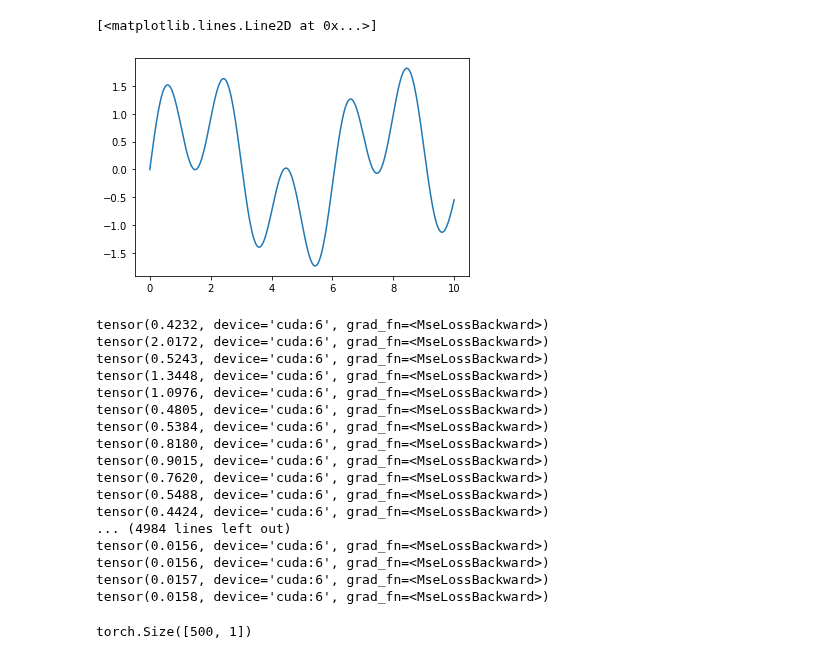
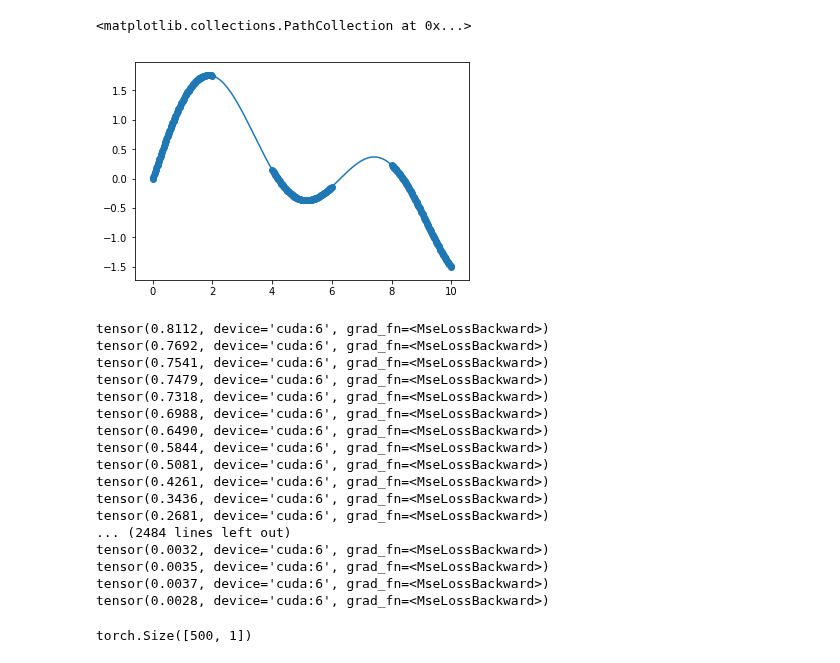
Before and after one commit to g-benton/hessian-eff-dim, a Jupyter notebook: Notebooks/second_try.ipynb, the cells around one changed output. Saved outputs shown, nothing was run; the diff lists cells and outputs as text; code cells hidden in the pictures.

```diff
--- a/Notebooks/second_try.ipynb
+++ b/Notebooks/second_try.ipynb
@@ -6,13 +6,23 @@ import matplotlib.pyplot as plt
 from hess.nets import Transformer
 # %%
 nx = 500
-train_x = torch.linspace(0, 10, nx).unsqueeze(-1)
-train_y = torch.sin(train_x * math.pi) + torch.sin(train_x)
+test_x = torch.linspace(0, 10, nx).unsqueeze(-1)
+test_y = torch.sin(test_x * 0.5) + torch.sin(test_x)
+# %%
+splts = [i * nx//5 for i in range(1, 6)]
+# %%
+train_x = torch.cat((test_x[:splts[0], :],
+                     test_x[splts[1]:splts[2], :],
+                     test_x[splts[3]:splts[4], :]))
+train_y = torch.cat((test_y[:splts[0], :],
+                     test_y[splts[1]:splts[2], :],
+                     test_y[splts[3]:splts[4], :]))
 # %%
-plt.plot(train_x, train_y)
+plt.plot(test_x.cpu(), test_y.cpu())
+plt.scatter(train_x.cpu(), train_y.cpu())
 # %% [output]
-[<matplotlib.lines.Line2D at 0x...>]
+<matplotlib.collections.PathCollection at 0x...>
-[figure, old version]
+[figure, new version]
 # %%
 if torch.cuda.is_available():
     torch.cuda.set_device(6)
@@ -23,26 +33,26 @@ optimus = Transformer(train_x, train_y, n_hidden=2, hidden_size=10,
 # %%
 optimus = optimus.cuda()
 # %%
-optimus.train_net(print_loss=True, lr=0.01, iters=5000,
+optimus.train_net(print_loss=True, lr=0.01, iters=2500,
                  loss_func=torch.nn.MSELoss())
 # %% [output]
-tensor(0.4232, device='cuda:6', grad_fn=<MseLossBackward>)
-tensor(2.0172, device='cuda:6', grad_fn=<MseLossBackward>)
-tensor(0.5243, device='cuda:6', grad_fn=<MseLossBackward>)
-tensor(1.3448, device='cuda:6', grad_fn=<MseLossBackward>)
-tensor(1.0976, device='cuda:6', grad_fn=<MseLossBackward>)
-tensor(0.4805, device='cuda:6', grad_fn=<MseLossBackward>)
-tensor(0.5384, device='cuda:6', grad_fn=<MseLossBackward>)
-tensor(0.8180, device='cuda:6', grad_fn=<MseLossBackward>)
-tensor(0.9015, device='cuda:6', grad_fn=<MseLossBackward>)
-tensor(0.7620, device='cuda:6', grad_fn=<MseLossBackward>)
-tensor(0.5488, device='cuda:6', grad_fn=<MseLossBackward>)
-tensor(0.4424, device='cuda:6', grad_fn=<MseLossBackward>)
-... (4984 lines left out)
-tensor(0.0156, device='cuda:6', grad_fn=<MseLossBackward>)
-tensor(0.0156, device='cuda:6', grad_fn=<MseLossBackward>)
-tensor(0.0157, device='cuda:6', grad_fn=<MseLossBackward>)
-tensor(0.0158, device='cuda:6', grad_fn=<MseLossBackward>)
+tensor(0.8112, device='cuda:6', grad_fn=<MseLossBackward>)
+tensor(0.7692, device='cuda:6', grad_fn=<MseLossBackward>)
+tensor(0.7541, device='cuda:6', grad_fn=<MseLossBackward>)
+tensor(0.7479, device='cuda:6', grad_fn=<MseLossBackward>)
+tensor(0.7318, device='cuda:6', grad_fn=<MseLossBackward>)
+tensor(0.6988, device='cuda:6', grad_fn=<MseLossBackward>)
+tensor(0.6490, device='cuda:6', grad_fn=<MseLossBackward>)
+tensor(0.5844, device='cuda:6', grad_fn=<MseLossBackward>)
+tensor(0.5081, device='cuda:6', grad_fn=<MseLossBackward>)
+tensor(0.4261, device='cuda:6', grad_fn=<MseLossBackward>)
+tensor(0.3436, device='cuda:6', grad_fn=<MseLossBackward>)
+tensor(0.2681, device='cuda:6', grad_fn=<MseLossBackward>)
+... (2484 lines left out)
+tensor(0.0032, device='cuda:6', grad_fn=<MseLossBackward>)
+tensor(0.0035, device='cuda:6', grad_fn=<MseLossBackward>)
+tensor(0.0037, device='cuda:6', grad_fn=<MseLossBackward>)
+tensor(0.0028, device='cuda:6', grad_fn=<MseLossBackward>)
 # %%
 out = optimus(train_x)
 # %%
```
Also changed, not shown: parts of 4 cells of this notebook, 4 other files.
